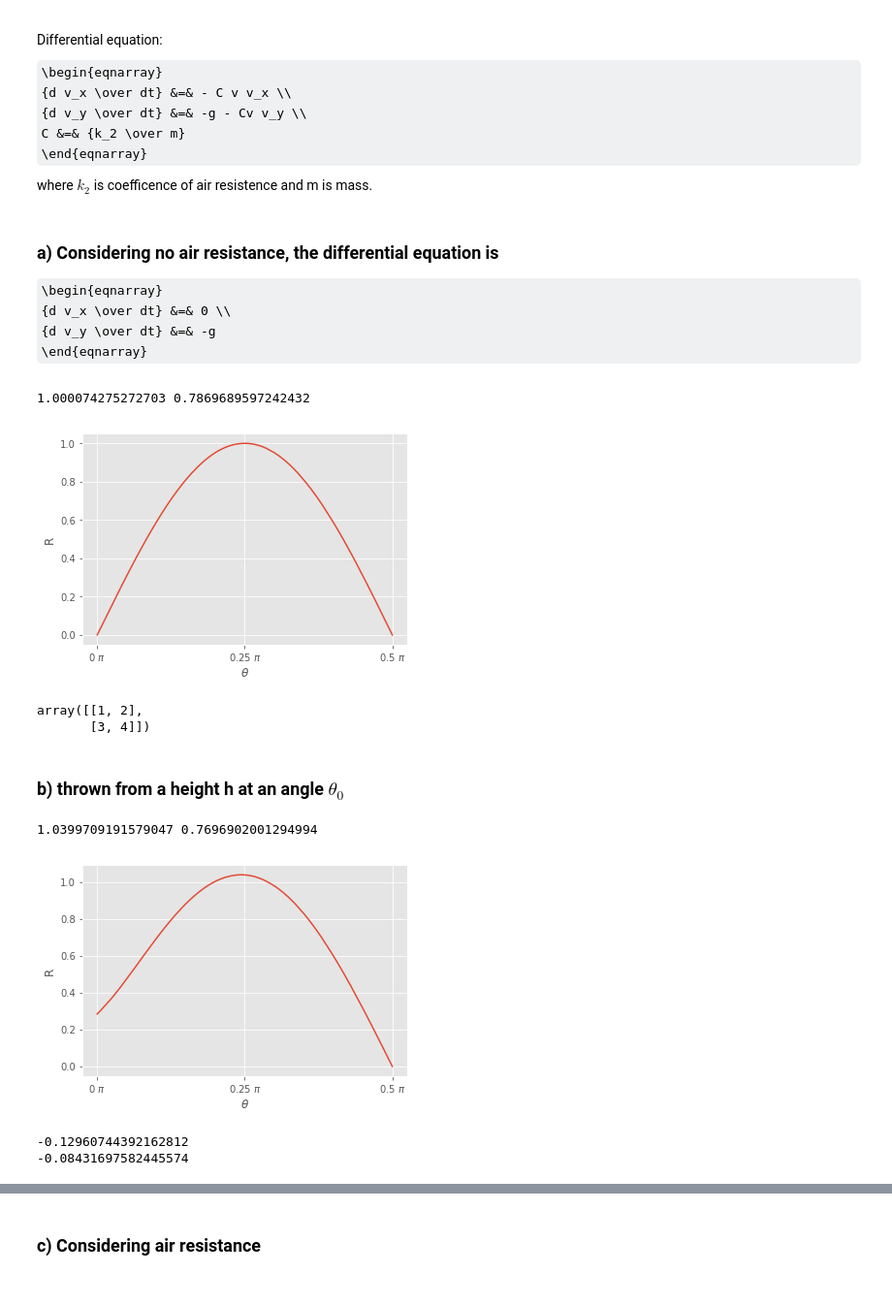
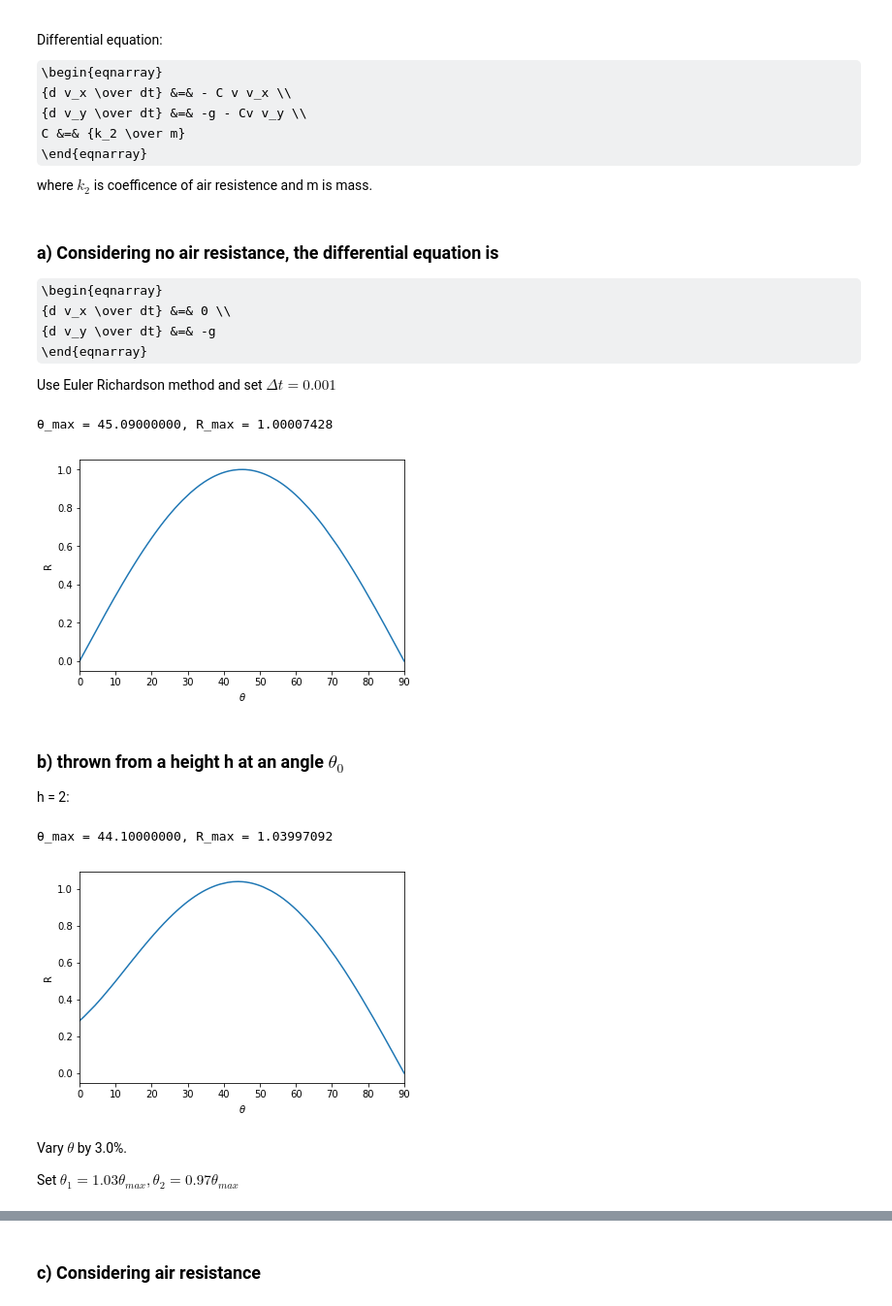
Before and after one commit to CompPhys2019/CompPhys2019.github.io, a Jupyter notebook: anws/HW1.ipynb, the cells around one changed output, grey strips where cells are left out. Shown at 97% size. Drawn from its saved outputs; the diff is of its cells as text; code cells hidden in the pictures; some formulas as TeX source.

```diff
--- a/anws/HW1.ipynb
+++ b/anws/HW1.ipynb
@@ -751,0 +780,12 @@ plt.show()
+# %%
+dt = np.pi/64
+n = 400
+t1,x1,v1 = ho(n,dt,diff=euler)
+t2,x2,v2 = ho(n,dt,diff=euler_cromer)
+t3,x3,v3 = ho(n,dt,diff=euler_richardson)
+
+plt.plot(t1,x1,c='r',marker='o',ms=2,label='Euler')
+plt.plot(t2,x2,c='y',marker='o',ms=2,label='Euler Cromer')
+plt.plot(t3,x3,c='b',marker='o',ms=2,label='Euler Richardson')
+plt.legend()
+plt.show()
@@ -752,11 +794,5 @@ plt.show()
 # %%
-dt = np.pi/16
-n = 100
-t1,x1,v1 = ho(n,dt,diff=euler)
-t2,x2,v2 = ho(n,dt,diff=euler_cromer)
-t3,x3,v3 = ho(n,dt,diff=euler_richardson)
-
-def get_dt(n=100,diff=euler,accuracy=1e-5,tend=np.pi):
+def get_dt(n=20,diff=euler,accuracy=1e-5,tend=np.pi):
     err = 1
     while(err>=accuracy):
         dt = tend/n
@@ -823,70 +857,64 @@ where $k_2$ is coefficence of air resistence and m is mass.
 {d v_x \over dt} &=& 0 \\
 {d v_y \over dt} &=& -g
 \end{eqnarray}
+
+Use Euler Richardson method and set $\Delta t = 0.001$
 # %%
-# theta
 import matplotlib.ticker as tck
-
-v0 = 22
 
 def get_R(theta,dt=0.001,y0=0, v0=22):
     vx = v0*np.cos(theta)
     vy = v0*np.sin(theta)
     t,x,v=falling(dt,t0=0,y0=y0,v0=vy,diff=euler_richardson)
     sy = vx*t[-1]
     return sy/(v0**2)*9.8
 
 thetas = np.linspace(0,np.pi/2,1001)
 
 Rs = np.asarray([get_R(th) for th in thetas])
 
 idx = Rs.argmax()
 Rmax = Rs[idx]
 thmax = thetas[idx]
-print(Rmax, thmax)
+
+print('\u03B8_max = {:.8f}, R_max = {:.8f}'.format(thmax/np.pi*180,Rmax))
 
 fig, ax = plt.subplots()
-ax.plot(thetas/np.pi, Rs)
-ax.xaxis.set_major_formatter(tck.FormatStrFormatter('%g $\pi$'))
-ax.xaxis.set_major_locator(tck.MultipleLocator(base=0.25))
+ax.plot(thetas/np.pi*180, Rs)
+# ax.xaxis.set_major_formatter(tck.FormatStrFormatter('%g $\pi$'))
+# ax.xaxis.set_major_locator(tck.MultipleLocator(base=0.25))
 ax.set_xlabel(r'$\theta$')
 ax.set_ylabel('R')
+ax.set_xlim(0,90)
 plt.show()
 # %% [output]
-1.000074275272703 0.7869689597242432
+θ_max = 45.09000000, R_max = 1.00007428
-[figure, old version]
+[figure, new version]
-# %%
-np.asarray([np.array([1,2]),np.array([3,4])])
-# %% [output]
-array([[1, 2],
-       [3, 4]])
 # %% [markdown]
 ### b) thrown from a height h at an angle $\theta_0$
+
+h = 2:
 # %%
 Rs = np.asarray([get_R(th,y0=2) for th in thetas])
 
 idx = Rs.argmax()
 Rmax = Rs[idx]
 thmax = thetas[idx]
-print(Rmax, thmax)
+
+print('\u03B8_max = {:.8f}, R_max = {:.8f}'.format(thmax/np.pi*180,Rmax))
 
 fig, ax = plt.subplots()
-ax.plot(thetas/np.pi, Rs)
-ax.xaxis.set_major_formatter(tck.FormatStrFormatter('%g $\pi$'))
-ax.xaxis.set_major_locator(tck.MultipleLocator(base=0.25))
+ax.plot(thetas/np.pi*180, Rs)
+# ax.xaxis.set_major_formatter(tck.FormatStrFormatter('%g $\pi$'))
+# ax.xaxis.set_major_locator(tck.MultipleLocator(base=0.25))
 ax.set_xlabel(r'$\theta$')
 ax.set_ylabel('R')
+ax.set_xlim(0,90)
 plt.show()
-
-th1 = thmax*1.03
-R1 = get_R(th1,y0=2)
-print((R1-Rmax)/Rmax*100)
-
-th2 = thmax*0.97
-R2 = get_R(th2,y0=2)
-print((R2-Rmax)/Rmax*100)
 # %% [output]
-1.0399709191579047 0.7696902001294994
+θ_max = 44.10000000, R_max = 1.03997092
-[figure, old version]
+[figure, new version]
--0.12960744392162812
--0.08431697582445574
+# %% [markdown]
+Vary $\theta$ by 3.0%.
+
+Set $\theta_1 = 1.03 \theta_{max}, \theta_2 = 0.97 \theta_{max}$
```
Also changed, not shown: parts of 28 cells of this notebook, 1 other file.
